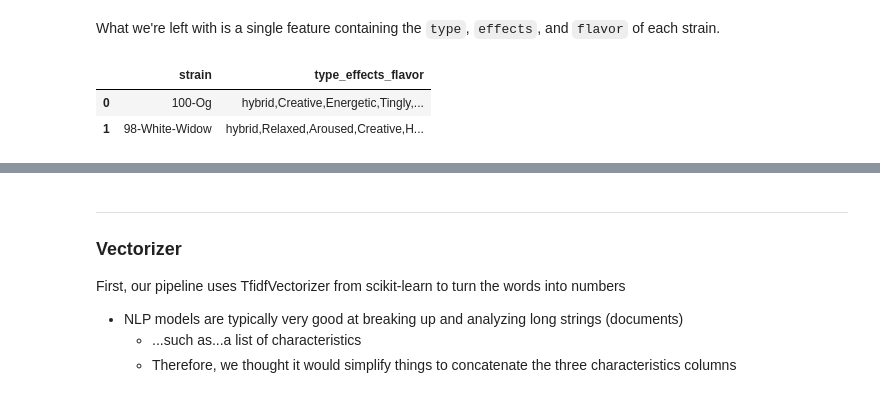
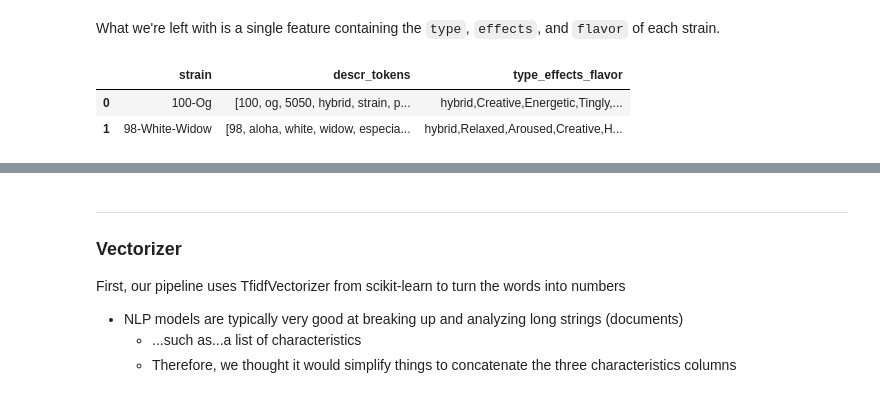
Before and after one commit to tobias-fyi/vela, a Jupyter notebook: ds/interview_prep/practice/medizen/medizen_2-1_data.ipynb, the cells around one changed output, grey strips where cells are left out. Saved outputs shown, nothing was run; the diff lists cells and outputs as text; code cells hidden in the pictures.

```diff
--- a/ds/interview_prep/practice/medizen/medizen_2-1_data.ipynb
+++ b/ds/interview_prep/practice/medizen/medizen_2-1_data.ipynb
@@ -414,9 +414,7 @@ fig.show()
 [figure]
 # %%
 # === Use pyjanitor to wrangle the data === #
-
-df2 = (df1
-        .clean_names()  # In this case, fixes Title Case
+strains2 = (strains
         .concatenate_columns(
             # Create a single feature for NLP analysis
             column_names=["type", "effects", "flavor"],
@@ -432,11 +430,11 @@ df2 = (df1
 # %% [markdown]
 What we're left with is a single feature containing the `type`, `effects`, and `flavor` of each strain.
 # %%
-strains.head(2)
+strains2.head(2)
 # %% [output]
-|  | strain | type_effects_flavor |
-| 0 | 100-Og | hybrid,Creative,Energetic,Tingly,... |
-| 1 | 98-White-Widow | hybrid,Relaxed,Aroused,Creative,H... |
+|  | strain | descr_tokens | type_effects_flavor |
+| 0 | 100-Og | [100, og, 5050, hybrid, strain, p... | hybrid,Creative,Energetic,Tingly,... |
+| 1 | 98-White-Widow | [98, aloha, white, widow, especia... | hybrid,Relaxed,Aroused,Creative,H... |
 # %% [markdown]
 ---
 
```
Also changed, not shown: parts of 6 cells of this notebook, 1 other file.
